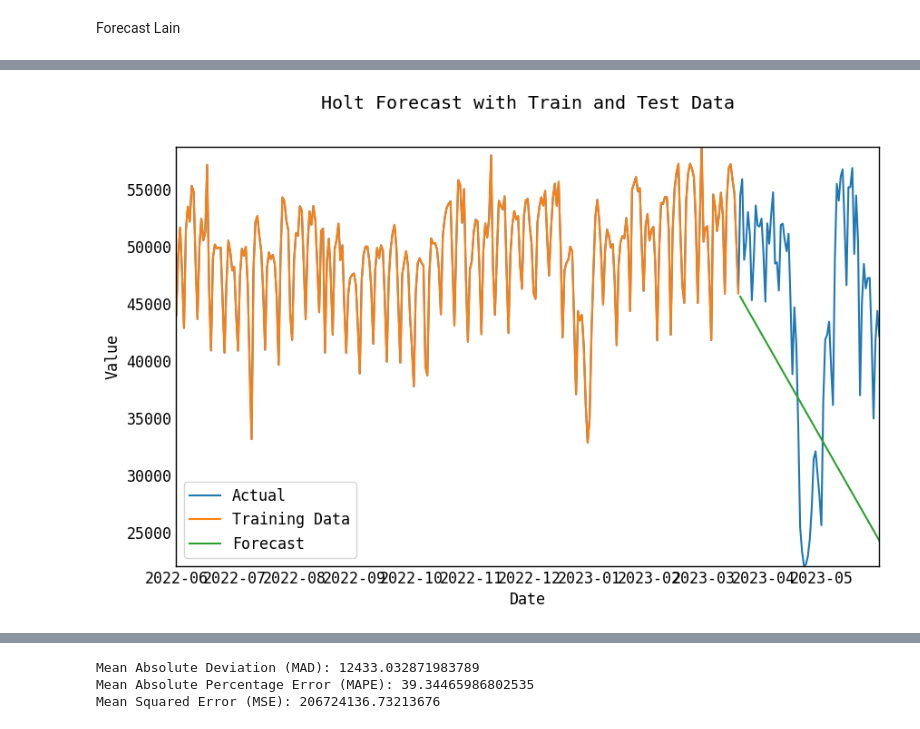
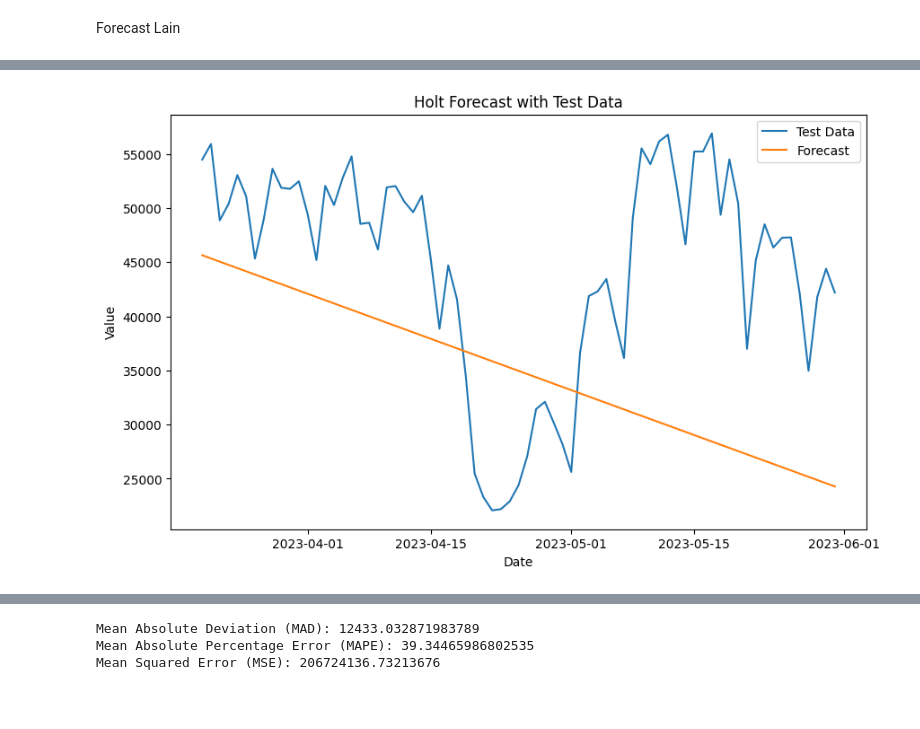
Before and after one commit to RizkiRiyadi/ForecastGasDemandKarawang, a Jupyter notebook: ForecastTest.ipynb, the cells around one changed output, grey strips where cells are left out. Saved outputs shown, nothing was run; the diff lists cells and outputs as text; code cells hidden in the pictures; blank space fills up the shorter version.

```diff
--- a/ForecastTest.ipynb
+++ b/ForecastTest.ipynb
@@ -901,26 +995,25 @@ print(train.shape,test.shape)
 # %%
 from statsmodels.tsa.holtwinters import Holt
 
 # Fitting Holt's Exponential Smoothing on the training data
 model = Holt(train['VOLUME'])
 fitted_model = model.fit()
 
 # Perform Holt's linear trend method on the training data
 model = Holt(train['VOLUME'])
 fit_model = model.fit(optimized=True)
 
 # Forecast using the fitted model for the test data period
 forecast_values = fit_model.forecast(len(test))
 
-# Plot the actual values, training data, and forecasted values
+# Plot the test data and forecasted values
 plt.figure(figsize=(10, 6))
-plt.plot(df['date'], df['VOLUME'], label='Actual')
-plt.plot(train.index, train['VOLUME'], label='Training Data')
+plt.plot(test.index, test['VOLUME'], label='Test Data')
 plt.plot(test.index, forecast_values, label='Forecast')
 plt.xlabel('Date')
 plt.ylabel('Value')
-plt.title('Holt Forecast with Train and Test Data')
+plt.title('Holt Forecast with Test Data')
 plt.legend()
 plt.show()
 # %% [output]
-[figure, old version]
+[figure, new version]
```
Also changed, not shown: parts of 13 cells of this notebook, 3 other files.
